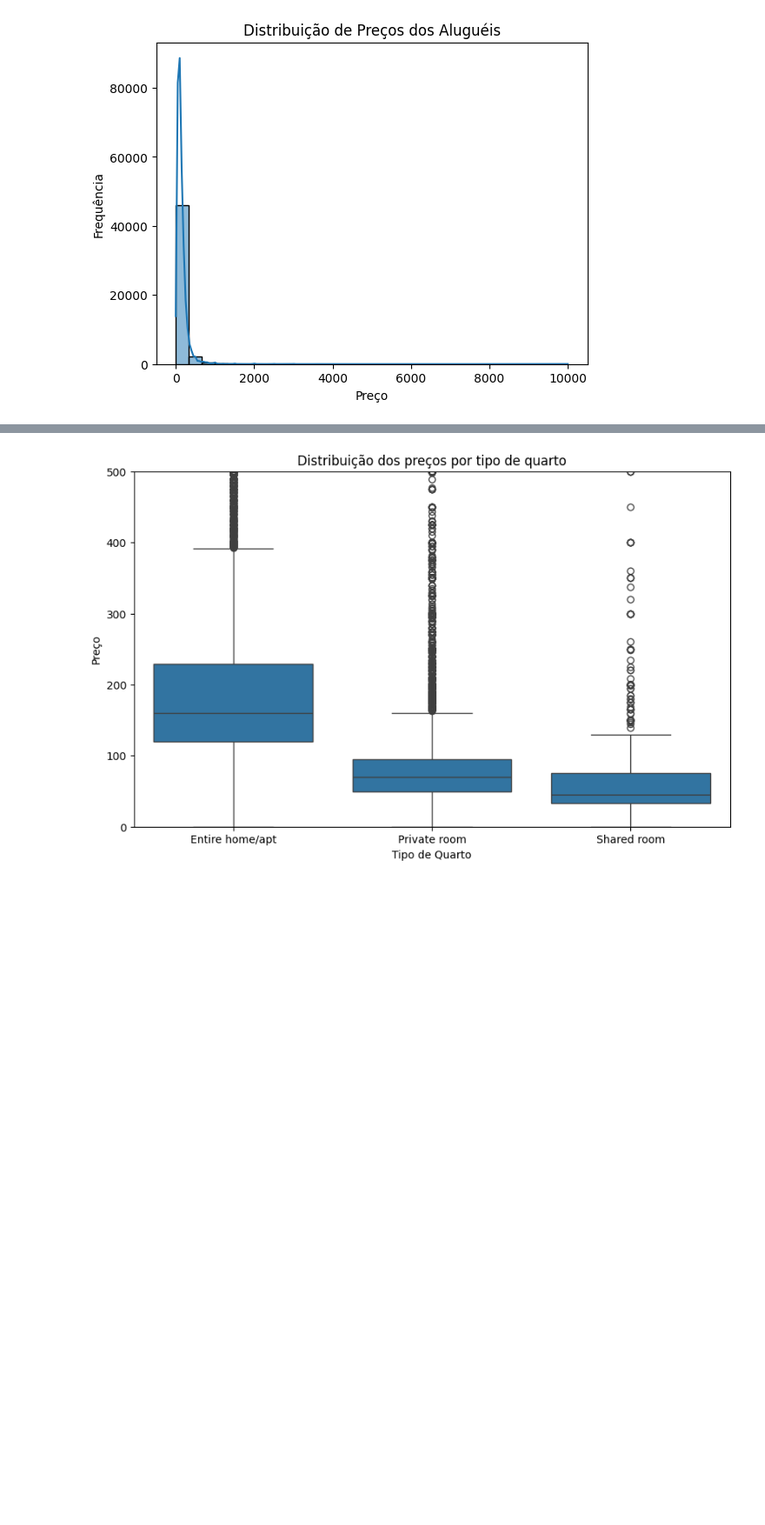
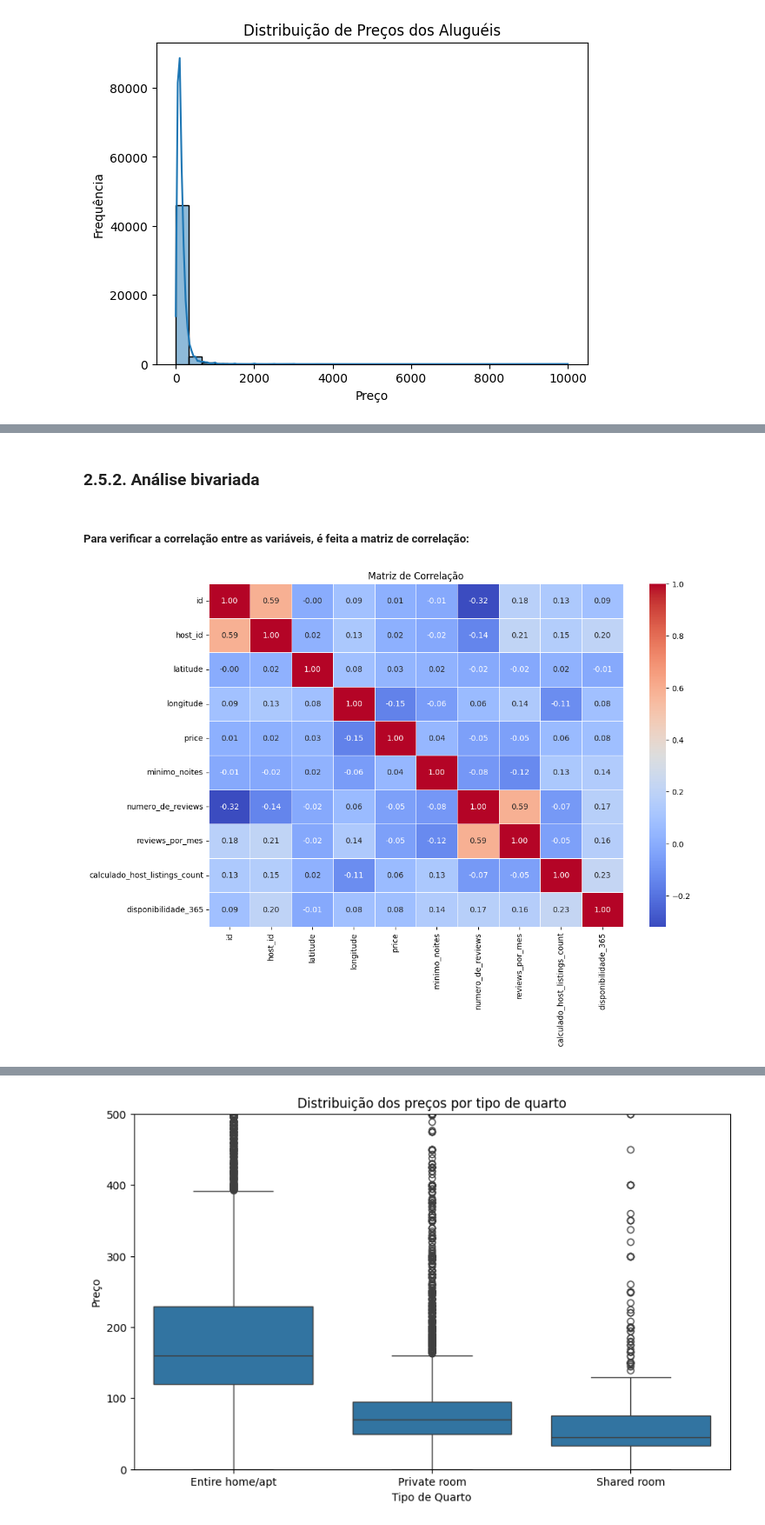
Before and after one commit to hlnmrqs/LH_CD_Helen_Carneiro, a Jupyter notebook: notebook/projeto.ipynb, the cells around one changed output, grey strips where cells are left out. Shown at 87% size. Cells and saved outputs as stored; diff of their text form; code cells hidden in the pictures; blank space fills up the shorter version.

```diff
--- a/notebook/projeto.ipynb
+++ b/notebook/projeto.ipynb
@@ -182,0 +236,14 @@ plt.show()
+# %% [markdown]
+### 2.5.2. Análise bivariada
+# %% [markdown]
+##### Para verificar a correlação entre as variáveis, é feita a matriz de correlação:
+# %%
+
+correlation_matrix = num_attributes.corr()
+
+plt.figure(figsize=(12, 8))
+sns.heatmap(correlation_matrix, annot=True, cmap='coolwarm', fmt=".2f", linewidths=0.5)
+plt.title("Matriz de Correlação")
+plt.show()
+# %% [output]
+[figure, added]
```
Also changed, not shown: parts of 71 cells of this notebook.
